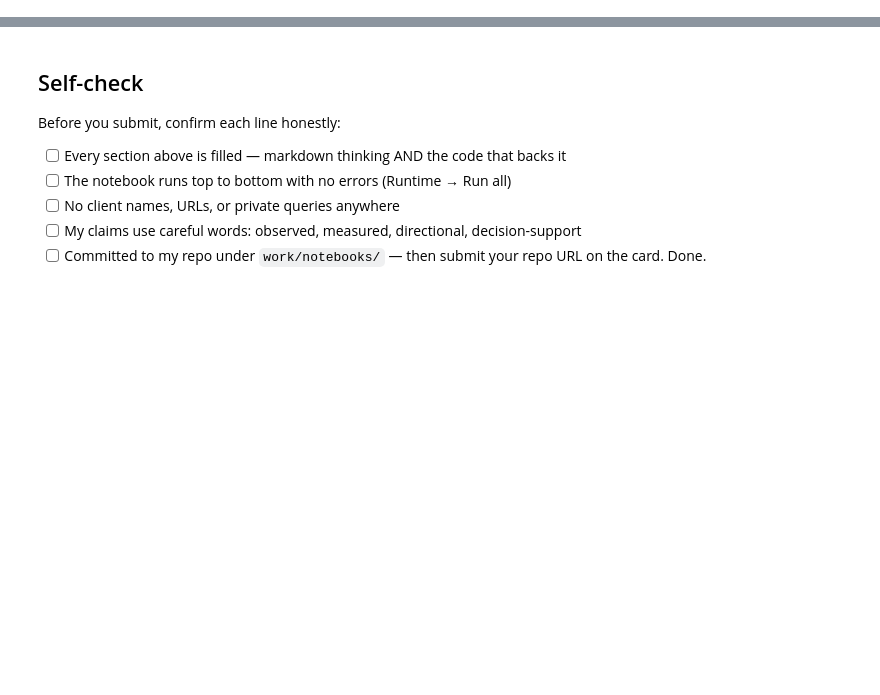
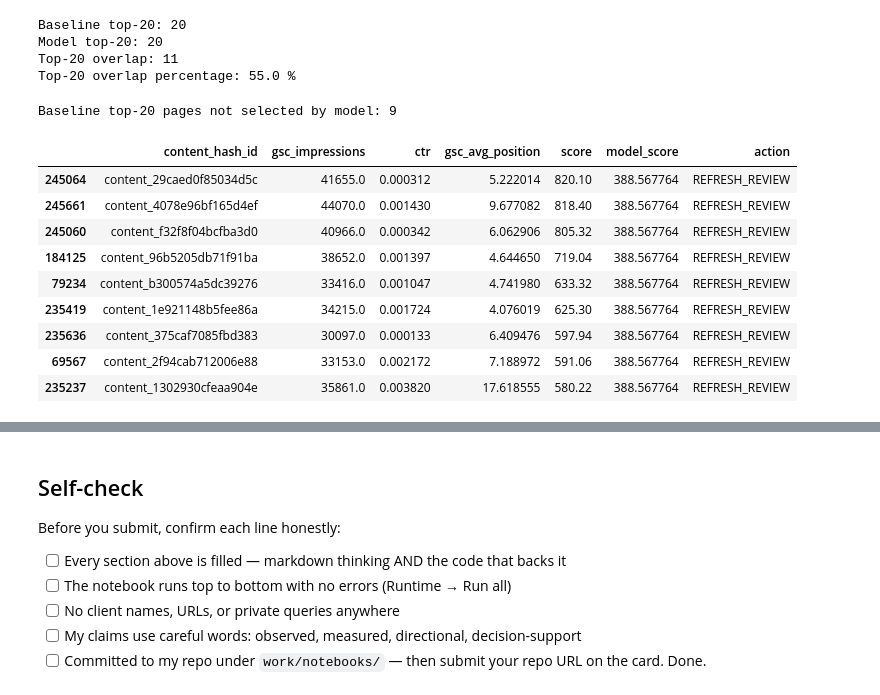
Before and after one commit to Adnan-ai98/flyrank-ml-internship, a Jupyter notebook: work/notebooks/w05_model.ipynb, the cells around one changed output, grey strips where cells are left out. Drawn from its saved outputs; the diff is of its cells as text; code cells hidden in the pictures; blank space fills up the shorter version.

```diff
--- a/work/notebooks/w05_model.ipynb
+++ b/work/notebooks/w05_model.ipynb
@@ -36,0 +303,77 @@ This skeleton is yours to fill. Work the sections **in order** — each one has
+# %%
+# Compare the top-20 pages selected by the baseline and the model
+
+TOP_K = 20
+
+baseline_top20 = (
+    valid
+    .sort_values("score", ascending=False)
+    .head(TOP_K)
+)
+
+model_top20 = (
+    valid
+    .sort_values("model_score", ascending=False)
+    .head(TOP_K)
+)
+
+baseline_ids = set(
+    baseline_top20["content_hash_id"]
+)
+
+model_ids = set(
+    model_top20["content_hash_id"]
+)
+
+top20_overlap = baseline_ids.intersection(model_ids)
+
+print("Baseline top-20:", len(baseline_ids))
+print("Model top-20:", len(model_ids))
+print("Top-20 overlap:", len(top20_overlap))
+print(
+    "Top-20 overlap percentage:",
+    round(len(top20_overlap) / TOP_K * 100, 1),
+    "%"
+)
+# %% [output]
+Baseline top-20: 20
+Model top-20: 20
+Top-20 overlap: 11
+Top-20 overlap percentage: 55.0 %
+# %%
+# Show the pages selected by the baseline but not by the model
+
+baseline_only = baseline_top20[
+    ~baseline_top20["content_hash_id"].isin(model_ids)
+].copy()
+
+print(
+    "Baseline top-20 pages not selected by model:",
+    len(baseline_only)
+)
+
+display(
+    baseline_only[
+        [
+            "content_hash_id",
+            "gsc_impressions",
+            "ctr",
+            "gsc_avg_position",
+            "score",
+            "model_score",
+            "action"
+        ]
+    ]
+)
+# %% [output]
+Baseline top-20 pages not selected by model: 9
+|  | content_hash_id | gsc_impressions | ctr | gsc_avg_position | score | model_score | action |
+| 245064 | content_29caed0f85034d5c | 41655.0 | 0.000312 | 5.222014 | 820.10 | 388.567764 | REFRESH_REVIEW |
+| 245661 | content_4078e96bf165d4ef | 44070.0 | 0.001430 | 9.677082 | 818.40 | 388.567764 | REFRESH_REVIEW |
+| 245060 | content_f32f8f04bcfba3d0 | 40966.0 | 0.000342 | 6.062906 | 805.32 | 388.567764 | REFRESH_REVIEW |
+| 184125 | content_96b5205db71f91ba | 38652.0 | 0.001397 | 4.644650 | 719.04 | 388.567764 | REFRESH_REVIEW |
+| 79234 | content_b300574a5dc39276 | 33416.0 | 0.001047 | 4.741980 | 633.32 | 388.567764 | REFRESH_REVIEW |
+| 235419 | content_1e921148b5fee86a | 34215.0 | 0.001724 | 4.076019 | 625.30 | 388.567764 | REFRESH_REVIEW |
+| 235636 | content_375caf7085fbd383 | 30097.0 | 0.000133 | 6.409476 | 597.94 | 388.567764 | REFRESH_REVIEW |
+| 69567 | content_2f94cab712006e88 | 33153.0 | 0.002172 | 7.188972 | 591.06 | 388.567764 | REFRESH_REVIEW |
+| 235237 | content_1302930cfeaa904e | 35861.0 | 0.003820 | 17.618555 | 580.22 | 388.567764 | REFRESH_REVIEW |
```
Also changed, not shown: parts of 18 cells of this notebook.
